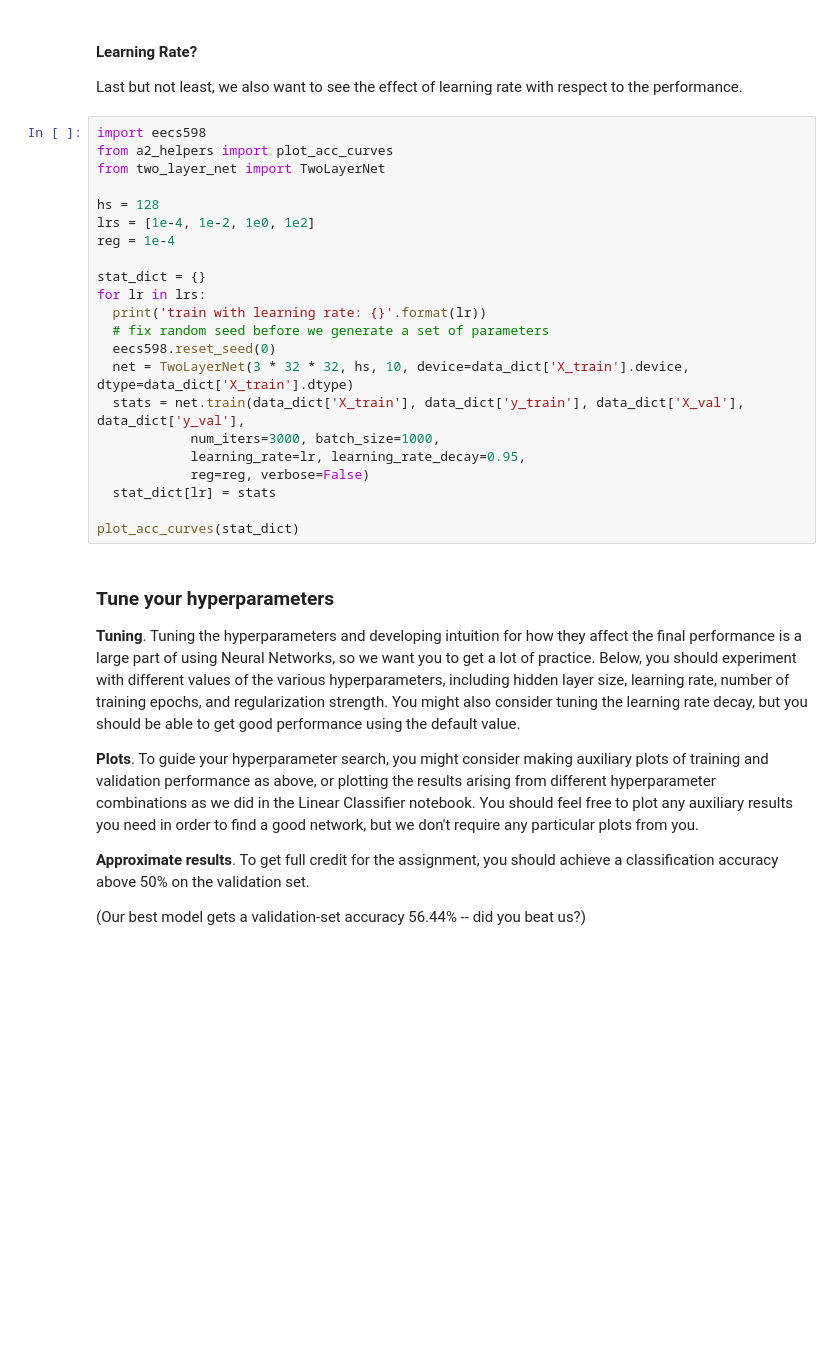
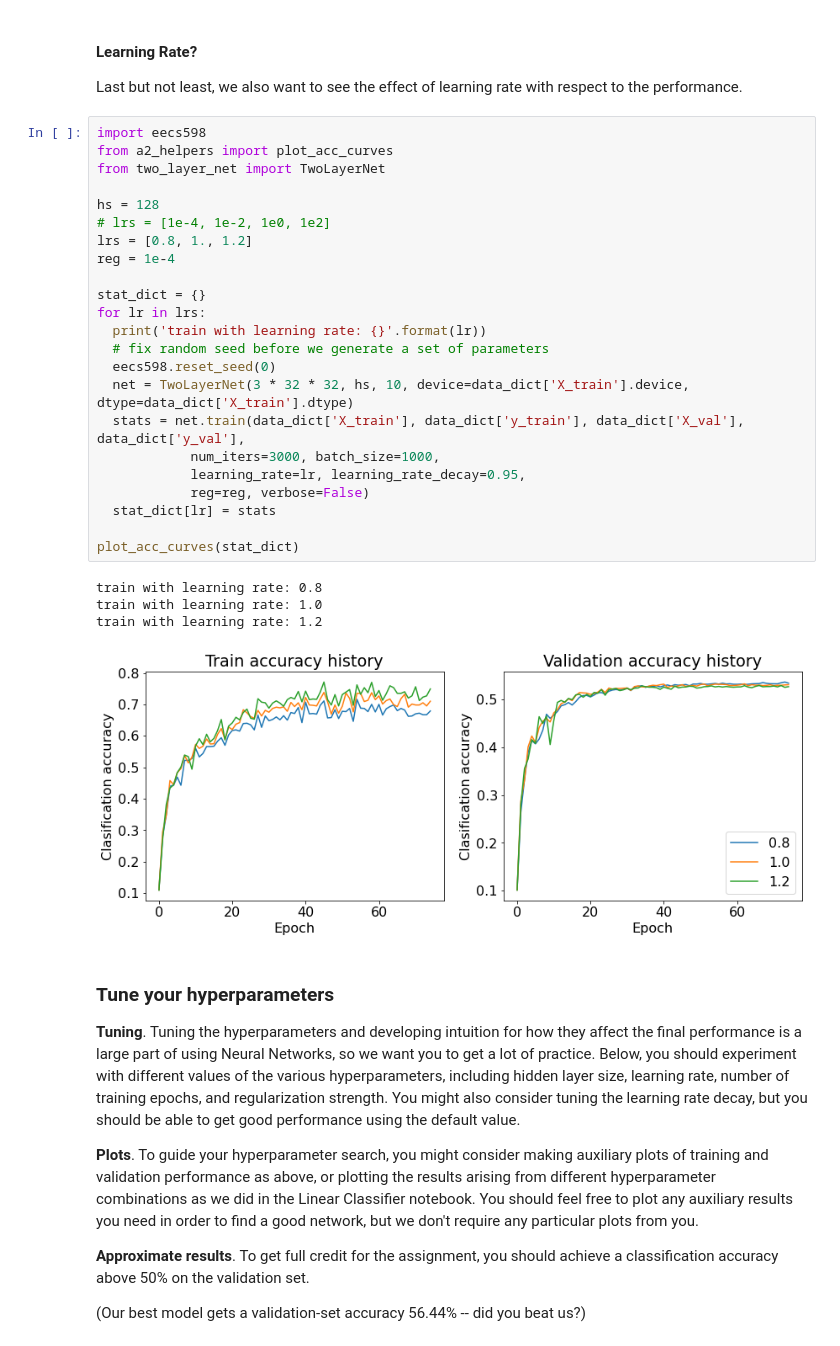
Before and after one commit to mnopqr1/cs231n, a Jupyter notebook: johnson2020/A2/two_layer_net.ipynb, the cells around one changed output. Cells and saved outputs as stored; diff of their text form; blank space fills up the shorter version.

```diff
--- a/johnson2020/A2/two_layer_net.ipynb
+++ b/johnson2020/A2/two_layer_net.ipynb
@@ -434,25 +477,31 @@ Last but not least, we also want to see the effect of learning rate with respect
 # %%
 import eecs598
 from a2_helpers import plot_acc_curves
 from two_layer_net import TwoLayerNet
 
 hs = 128
-lrs = [1e-4, 1e-2, 1e0, 1e2]
+# lrs = [1e-4, 1e-2, 1e0, 1e2]
+lrs = [0.8, 1., 1.2]
 reg = 1e-4
 
 stat_dict = {}
 for lr in lrs:
   print('train with learning rate: {}'.format(lr))
   # fix random seed before we generate a set of parameters
   eecs598.reset_seed(0)
   net = TwoLayerNet(3 * 32 * 32, hs, 10, device=data_dict['X_train'].device, dtype=data_dict['X_train'].dtype)
   stats = net.train(data_dict['X_train'], data_dict['y_train'], data_dict['X_val'], data_dict['y_val'],
             num_iters=3000, batch_size=1000,
             learning_rate=lr, learning_rate_decay=0.95,
             reg=reg, verbose=False)
   stat_dict[lr] = stats
 
 plot_acc_curves(stat_dict)
+# %% [output]
+train with learning rate: 0.8
+train with learning rate: 1.0
+train with learning rate: 1.2
+[figure, added]
 # %% [markdown]
 ### Tune your hyperparameters
 
```
Also changed, not shown: parts of 18 cells of this notebook, 1 other file.
